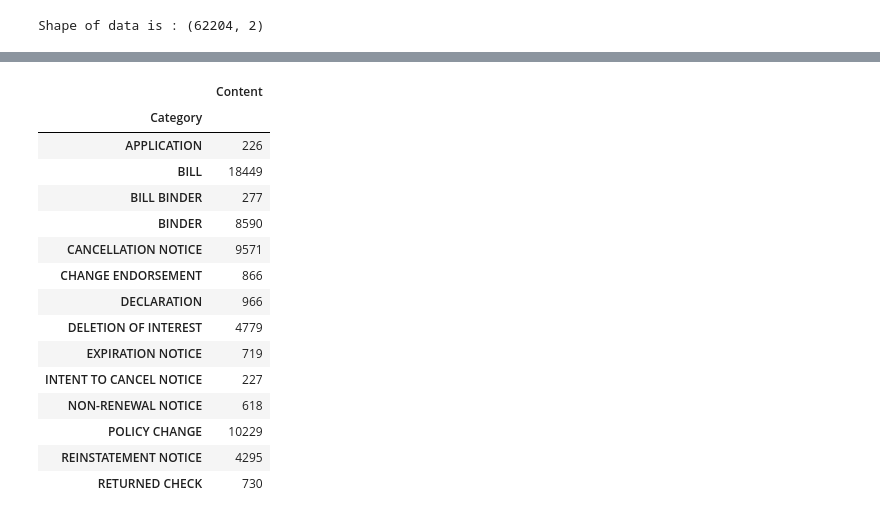
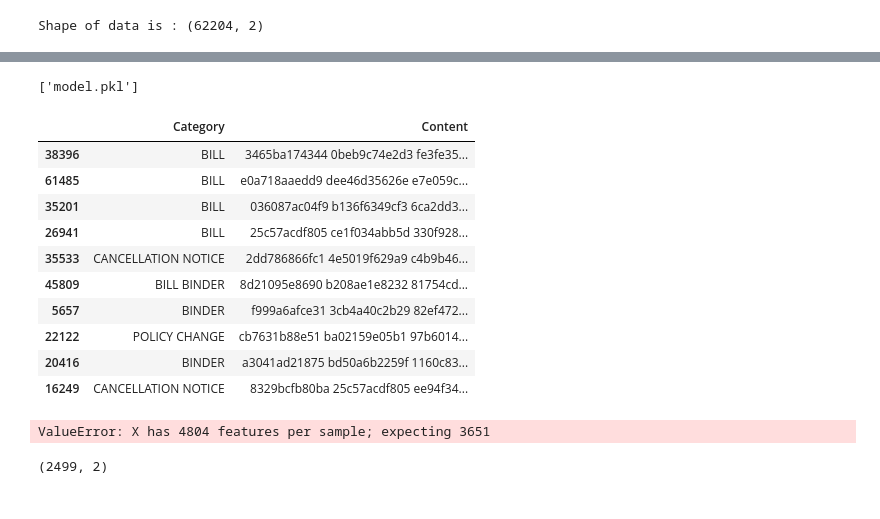
Before and after one commit to amanj0214/Document-Classification, a Jupyter notebook: Document classification.ipynb, the cells around one changed output, grey strips where cells are left out. Saved outputs shown, nothing was run; the diff lists cells and outputs as text; code cells hidden in the pictures.

```diff
--- a/Document classification.ipynb
+++ b/Document classification.ipynb
@@ -145,19 +163,23 @@ plt.show()
-# %%
-category_id_df.groupby(['Category']).count()
-# %% [output]
-|  | Content |
-| Category |  |
-| APPLICATION | 226 |
-| BILL | 18449 |
-| BILL BINDER | 277 |
-| BINDER | 8590 |
-| CANCELLATION NOTICE | 9571 |
-| CHANGE ENDORSEMENT | 866 |
-| DECLARATION | 966 |
-| DELETION OF INTEREST | 4779 |
-| EXPIRATION NOTICE | 719 |
-| INTENT TO CANCEL NOTICE | 227 |
-| NON-RENEWAL NOTICE | 618 |
-| POLICY CHANGE | 10229 |
-| REINSTATEMENT NOTICE | 4295 |
-| RETURNED CHECK | 730 |
+# %%
+from sklearn.externals import joblib
+joblib.dump(model, 'model.pkl')
+# %% [output]
+['model.pkl']
+# %%
+test_data
+# %% [output]
+|  | Category | Content |
+| 38396 | BILL | 3465ba174344 0beb9c74e2d3 fe3fe35... |
+| 61485 | BILL | e0a718aaedd9 dee46d35626e e7e059c... |
+| 35201 | BILL | 036087ac04f9 b136f6349cf3 6ca2dd3... |
+| 26941 | BILL | 25c57acdf805 ce1f034abb5d 330f928... |
+| 35533 | CANCELLATION NOTICE | 2dd786866fc1 4e5019f629a9 c4b9b46... |
+| 45809 | BILL BINDER | 8d21095e8690 b208ae1e8232 81754cd... |
+| 5657 | BINDER | f999a6afce31 3cb4a40c2b29 82ef472... |
+| 22122 | POLICY CHANGE | cb7631b88e51 ba02159e05b1 97b6014... |
+| 20416 | BINDER | a3041ad21875 bd50a6b2259f 1160c83... |
+| 16249 | CANCELLATION NOTICE | 8329bcfb80ba 25c57acdf805 ee94f34... |
+# %%
+model.predict(tfidf.fit_transform(test_data['Content'].values.astype('U')).toarray())
+# %% [output]
+ValueError: X has 4804 features per sample; expecting 3651
@@ -163,0 +198,4 @@ category_id_df.groupby(['Category']).count()
+# %%
+df.shape
+# %% [output]
+(2499, 2)
```
Also changed, not shown: parts of 24 cells of this notebook, 4 other files.
